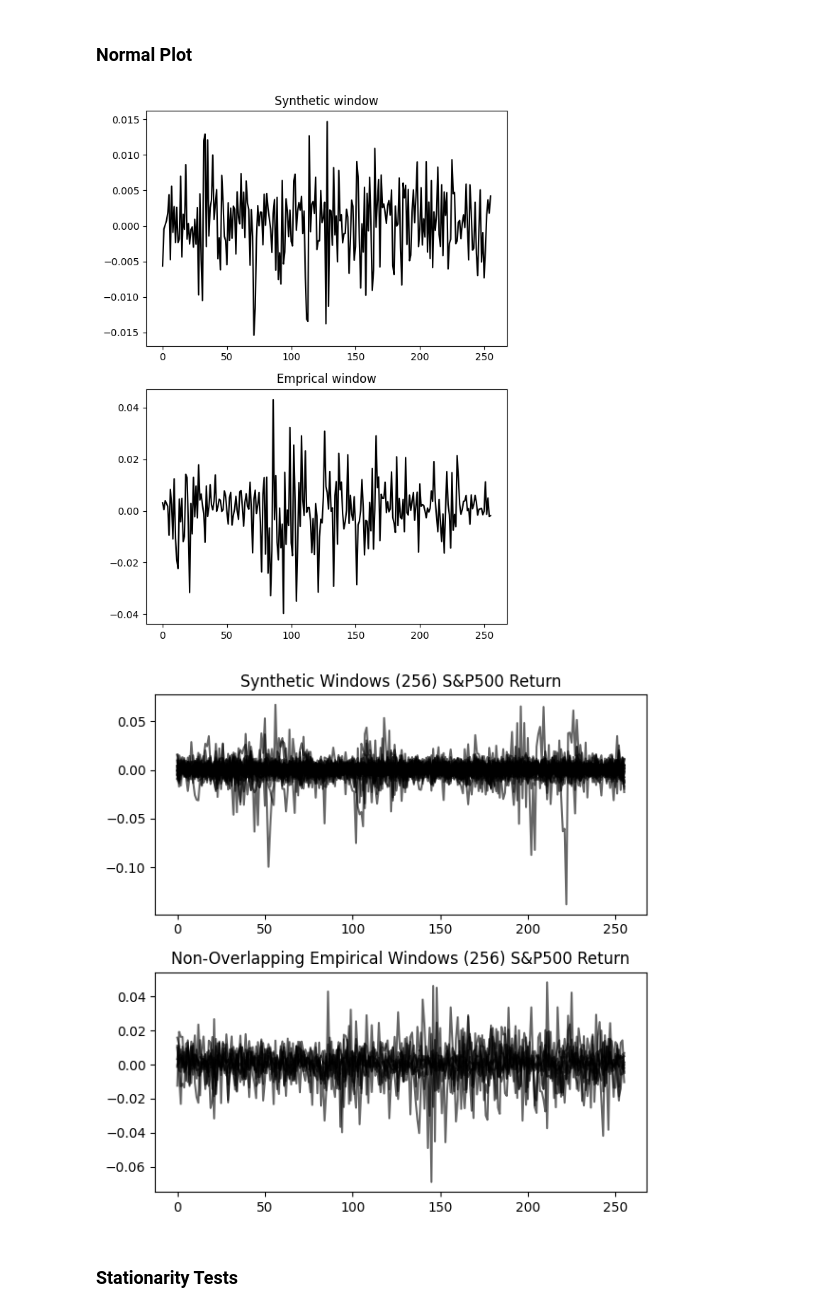
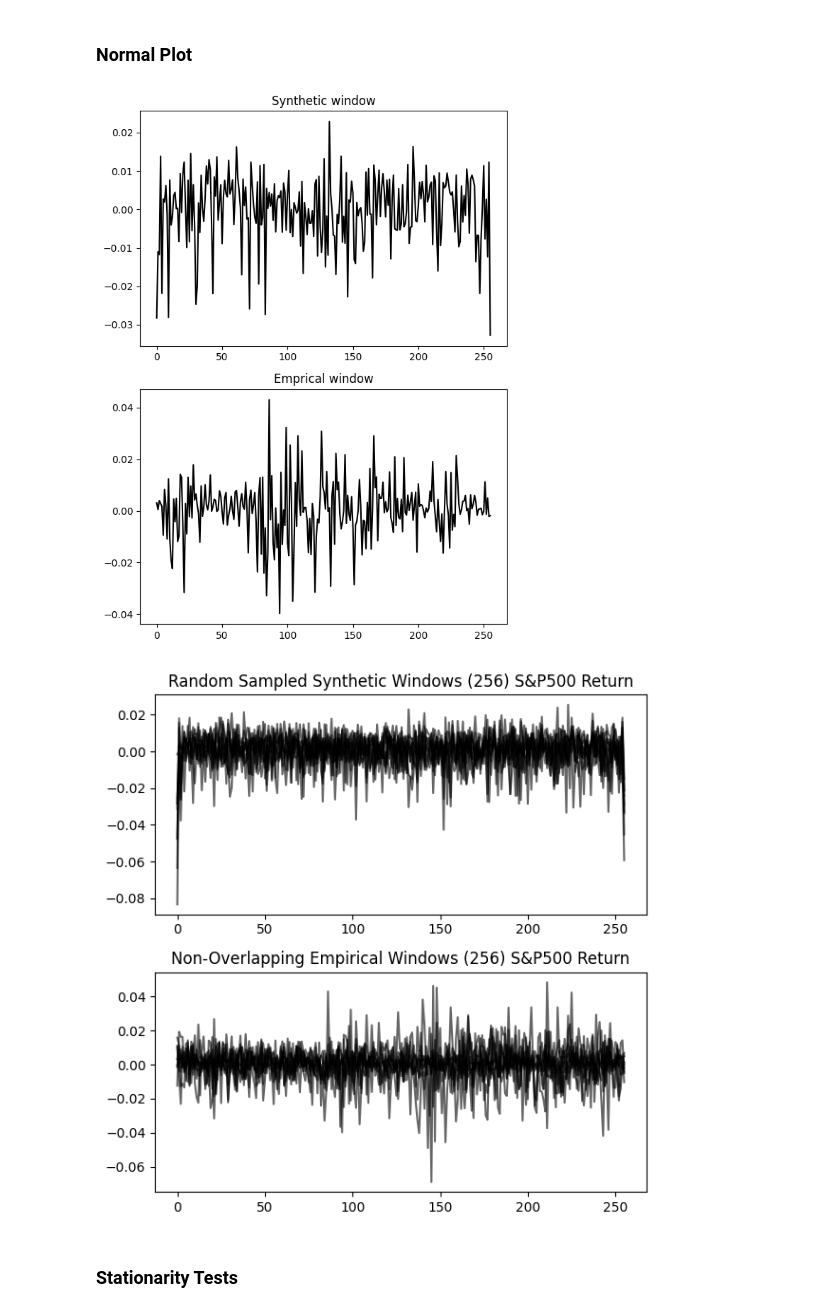
Before and after one commit to HenryGunadi/diffusion-garch, a Jupyter notebook: notebooks/eda/eda_256.ipynb, the cells around one changed output. Cells and saved outputs as stored; diff of their text form; code cells hidden in the pictures.

```diff
--- a/notebooks/eda/eda_256.ipynb
+++ b/notebooks/eda/eda_256.ipynb
@@ -43,17 +39,6 @@ import random
 # %%
-ticker = "^GSPC"
-start_interval = "2010-01-01"
-end_interval = "2026-01-01"
-interval = "1d"
-
-raw_snp500 = yf.Ticker(ticker).history(start=start_interval, end=end_interval, interval=interval)["Close"].to_numpy()
-split = math.ceil(len(raw_snp500) * 0.2)
-val_split = len(raw_snp500) - split * 2
-test_split = len(raw_snp500) - split
-
-train_raw_snp500, val_raw_snp500, test_raw_snp500 = raw_snp500[:val_split], raw_snp500[val_split:test_split], raw_snp500[test_split:]
-
-train_snp500 = log_transform(train_raw_snp500)
-test_snp500 = log_transform(test_raw_snp500)
-
 window = 256
+data = load_and_split_snp500(window, transform_fn=log_transform)
+# %%
+train_snp500 = data["train"]
+len(train_snp500)
@@ -60,11 +47,3 @@ window = 256
 # %%
-DIR = Path().resolve().parents[1] / "models" / "model_256.pth"
-assert DIR.exists(), "model doesnt exist"
-DIR = str(DIR)
-
 SYN_PATH = dir / "data" / "syn_data_256.joblib"
-
-device = "cuda" if torch.cuda.is_available() else "cpu"
-torch.manual_seed(42)
-torch.cuda.manual_seed(42)
-device
+synthetic_data_all = joblib.load(SYN_PATH)
@@ -80,6 +55,8 @@ for i in range(0, len(train_snp500) - window + 1, stride):
     empirical_window.append(train_snp500[i:i+window])
 
 empirical_window = np.array(empirical_window)
+# %%
+synthetic_data = rng.choice(synthetic_data_all, size=len(empirical_window), axis=0, replace=False)
 # %% [markdown]
 ### Normal Plot
 # %%
@@ -98,23 +75,23 @@ ax[1].set_title("Emprical window")
 fig.tight_layout()
 plt.show()
 # %% [output]
-[figure, old version]
+[figure, new version]
 # %%
 fig, ax = plt.subplots(figsize=(6, 6), nrows=2)
 for i in range(len(synthetic_data)):
   ax[0].plot(synthetic_data[i], alpha=0.6, c="black")
 
-ax[0].set_title(f"Synthetic Windows ({window}) S&P500 Return")
+ax[0].set_title(f"Random Sampled Synthetic Windows ({window}) S&P500 Return")
 
 for i in range(len(empirical_window)):
   ax[1].plot(empirical_window[i], alpha=0.6, c="black")
 
 ax[1].set_title(f"Non-Overlapping Empirical Windows ({window}) S&P500 Return")
 
 fig.tight_layout()
 plt.show()
 # %% [output]
-[figure, old version]
+[figure, new version]
 # %% [markdown]
 ### Stationarity Tests
 # %%
```
Also changed, not shown: parts of 61 cells of this notebook, 29 other files.
